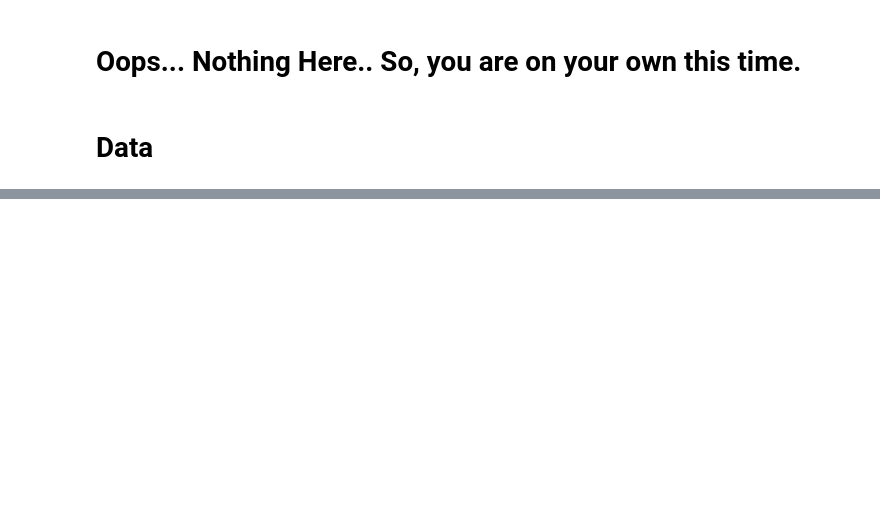
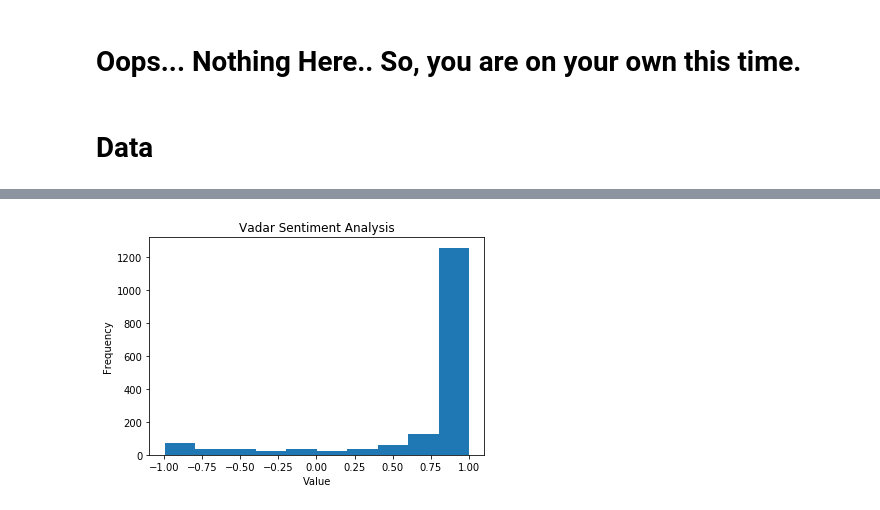
Before and after one commit to wuwenjia24/-Hotel-Review-Sentiment-Analysis, a Jupyter notebook: ds_assignment.ipynb, the cells around one changed output, grey strips where cells are left out. Saved outputs shown, nothing was run; the diff lists cells and outputs as text; code cells hidden in the pictures; blank space fills up the shorter version.

```diff
--- a/ds_assignment.ipynb
+++ b/ds_assignment.ipynb
@@ -28,0 +755,4 @@ submission()
+# %%
+getHistogram('vader', 'Vadar Sentiment Analysis')
+# %% [output]
+[figure, added]
```
Also changed, not shown: parts of 110 cells of this notebook, 1 other file.
